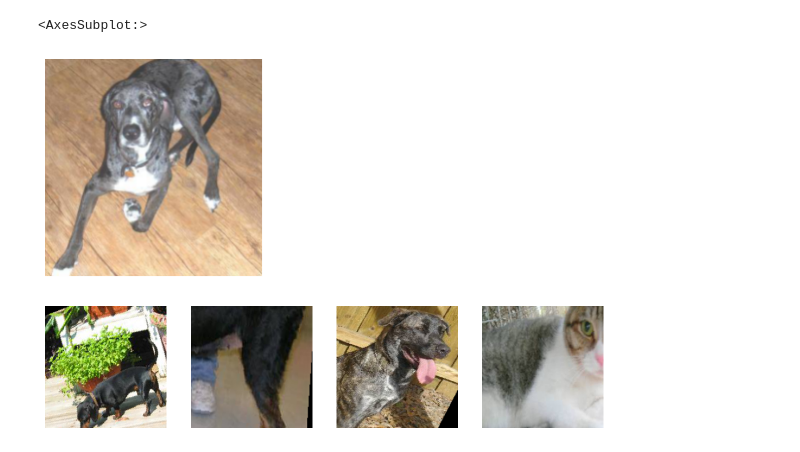
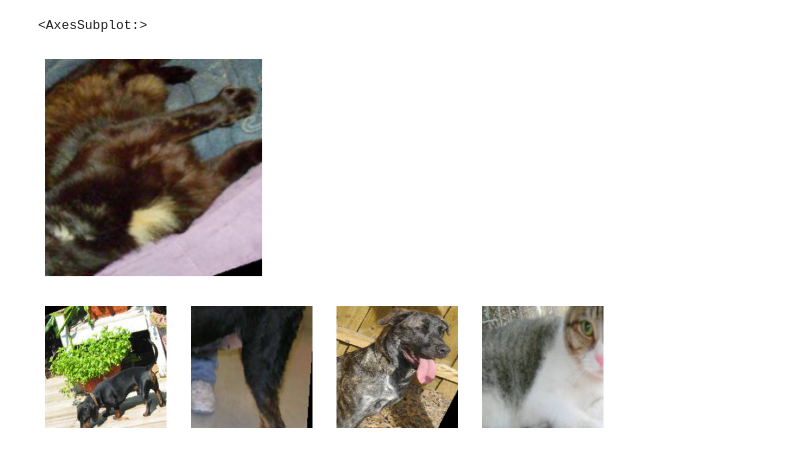
Before and after one commit to GabrielG16/Cursos, a Jupyter notebook: NeuralNetworks/ImageLoading.ipynb, the cells around one changed output. Saved outputs shown, nothing was run; the diff lists cells and outputs as text; code cells hidden in the pictures.

```diff
--- a/NeuralNetworks/ImageLoading.ipynb
+++ b/NeuralNetworks/ImageLoading.ipynb
@@ -33,11 +33,11 @@ test_data = datasets.ImageFolder(train_path, transform=test_transforms)
 trainloader = torch.utils.data.DataLoader(train_data, batch_size=32, shuffle = True)
 testloader = torch.utils.data.DataLoader(test_data, batch_size=32, shuffle = False)
 # %%
-images, labels = next(iter(dataloader))
+images, labels = next(iter(trainloader))
 helper.imshow(images[0], normalize=False)
 # %% [output]
 <AxesSubplot:>
-[figure, old version]
+[figure, new version]
 # %%
 data_iter = iter(trainloader)
 
```
Also changed, not shown: parts of 7 cells of this notebook.
